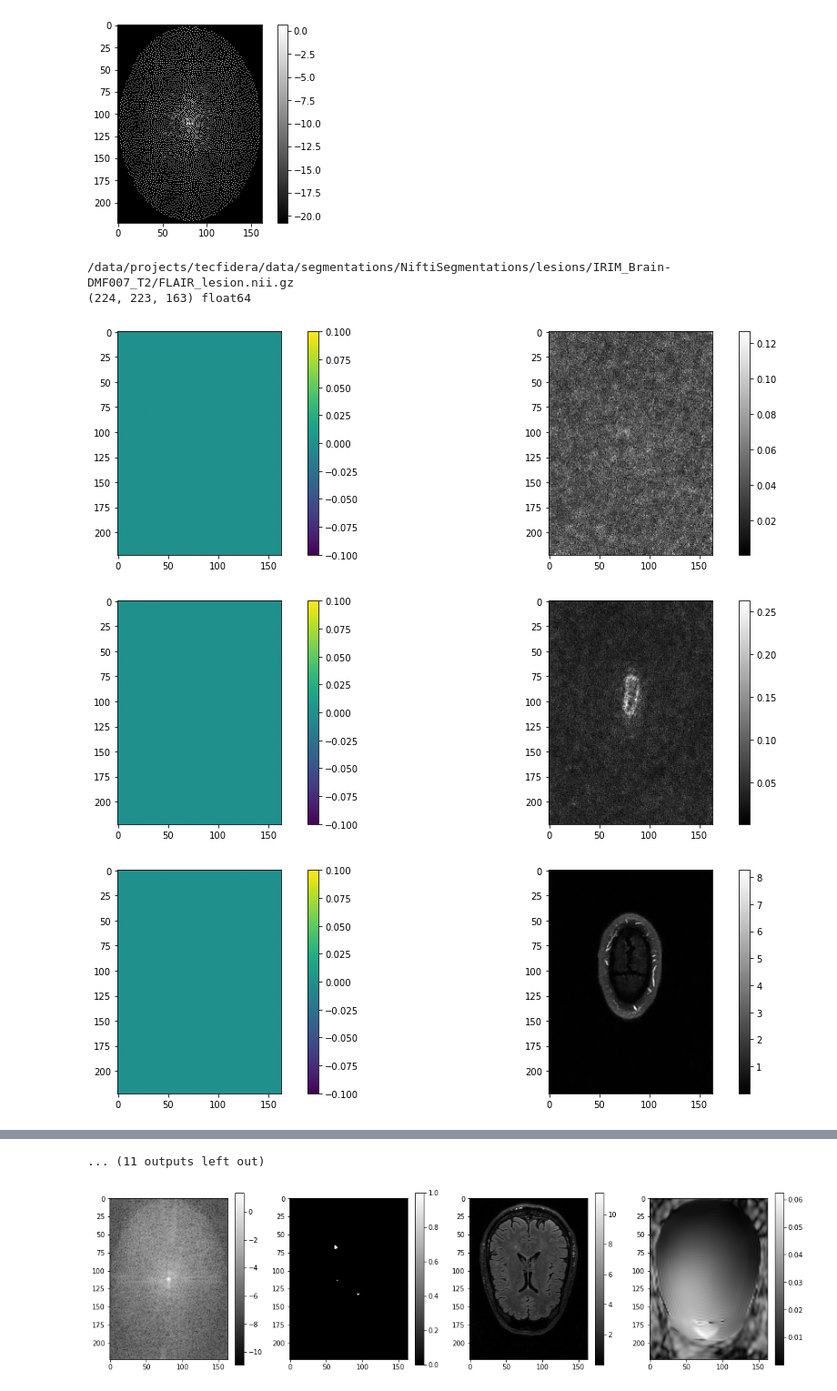
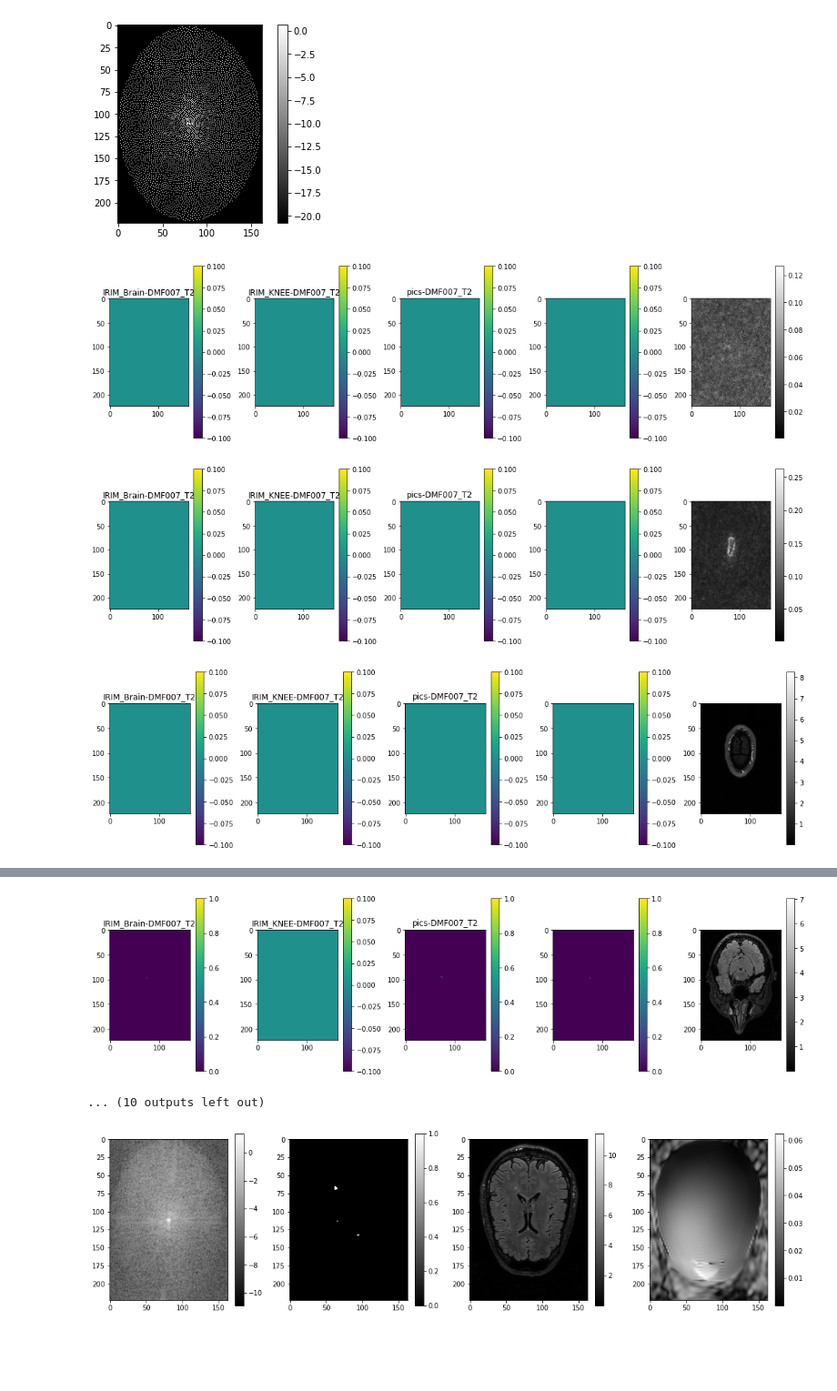
Before and after one commit to LysanderdeJong/RecSeg, a Jupyter notebook: tecfedera_recon.ipynb, the cells around one changed output, grey strips where cells are left out. Shown at 91% size. Cells and saved outputs as stored; diff of their text form; code cells hidden in the pictures; blank space fills up the shorter version.

```diff
--- a/tecfedera_recon.ipynb
+++ b/tecfedera_recon.ipynb
@@ -170,34 +197,45 @@ graymatter = os.path.join(segmentation_data_path, "graymatter")
 lesions = os.path.join(segmentation_data_path, "lesions")
 whitematter = os.path.join(segmentation_data_path, "whitematter")
 # %%
+segmentation_dict = voting_segmentation()
+
+subjects_id = os.listdir("/data/projects/tecfidera/data/h5_new/nonorm/")
+subjects_id = [i[:6] for i in subjects_id]
+
 loop_list = sorted(os.listdir(lesions))
-for i in loop_list:
-    if "Brain" in i:
-        path = os.path.join(lesions, i, "FLAIR_lesion.nii.gz")
-        print(path)
-        seg_test = np.array(nib.load(path).dataobj)
-        seg_test = np.transpose(seg_test, (2, 1, 0))
-        seg_test = np.flip(seg_test, (0))
-        seg_test = np.flip(seg_test, (2))
-        print(seg_test.shape, seg_test.dtype)
-        # print(np.unique(seg_test))
+master_list = []
+for i in subjects_id:
+    tmp_file_list = []
+    for j in loop_list:
+        if i in j:
+            tmp_file_list.append(j)
+    master_list.append(tmp_file_list)
+# print(master_list)
 
-        for j in range(0, 220, 10):
-            fig = plt.figure(figsize=(15, 4))
-            plt.subplot(1, 2, 1)
-            ax = plt.imshow(seg_test[j, :, :])
+for file_list in master_list:
+    for j in range(0, 220, 10):
+        fig = plt.figure(figsize=(15, 4))
+        for cntr, i in enumerate(file_list):
+            path = os.path.join(lesions, i, "FLAIR_lesion.nii.gz")
+            segmentation = load_seg(path)
+
+            plt.subplot(1, 5, cntr+1)
+            ax = plt.imshow(segmentation[j, :, :])
             plt.colorbar(ax)
+            plt.title(i)
 
-            plt.subplot(1, 2, 2)
-            ax = plt.imshow(np.abs(reconstrution[j, 0, : :]), cmap="gray")
-            plt.colorbar(ax)
+        plt.subplot(1, 5, 4)
+        ax = plt.imshow(segmentation_dict["DMF007_T2_AXFLAIR.h5"][j, : :])
+        plt.colorbar(ax)
 
-            plt.tight_layout()
-            plt.show()
-        break
+        plt.subplot(1, 5, 5)
+        ax = plt.imshow(np.abs(reconstrution[j, 0, : :]), cmap="gray")
+        plt.colorbar(ax)
+
+        plt.tight_layout()
+        plt.show()
+    break
 # %% [output]
-/data/projects/tecfidera/data/segmentations/NiftiSegmentations/lesions/IRIM_Brain-DMF007_T2/FLAIR_lesion.nii.gz
-(224, 223, 163) float64
-[figure, old version]
+[figure, new version]
-[figure, old version]
+[figure, new version]
-[figure, old version]
+[figure, new version]
@@ -212,4 +250,5 @@ for i in loop_list:
-... (11 outputs left out)
+[figure, added]
+... (10 outputs left out)
 # %%
 recon_dataset_path = "/data/projects/tecfidera/data/h5_recon_dataset/"
 recon_dataset_files = os.listdir(recon_dataset_path)
```
Also changed, not shown: parts of 2 cells of this notebook, 2 other files.
